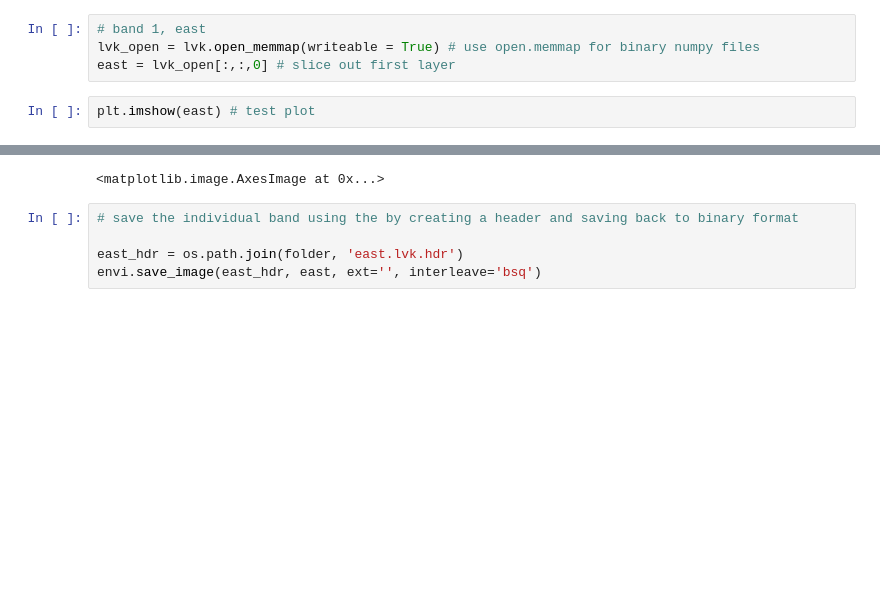
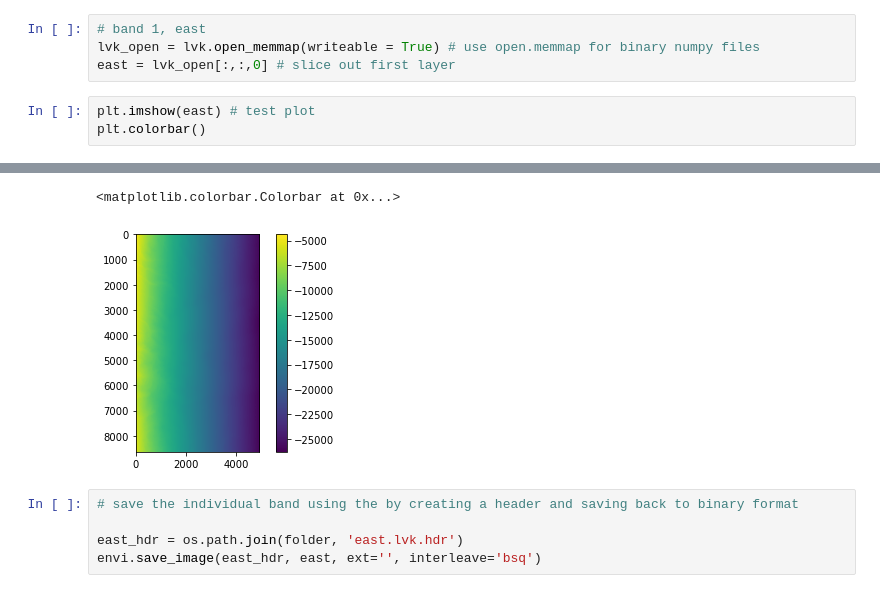
Before and after one commit to jacktarricone/uavsar_scripts, a Jupyter notebook: uavsar_slc_geoloc.ipynb, the cells around one changed output, grey strips where cells are left out. Saved outputs shown, nothing was run; the diff lists cells and outputs as text; blank space fills up the shorter version.

```diff
--- a/uavsar_slc_geoloc.ipynb
+++ b/uavsar_slc_geoloc.ipynb
@@ -162,4 +162,5 @@ lvk_open = lvk.open_memmap(writeable = True) # use open.memmap for binary numpy
 east = lvk_open[:,:,0] # slice out first layer
 # %%
 plt.imshow(east) # test plot
+plt.colorbar()
 # %% [output]
@@ -168,4 +167,5 @@ plt.imshow(east) # test plot
-<matplotlib.image.AxesImage at 0x...>
+<matplotlib.colorbar.Colorbar at 0x...>
+[figure, added]
 # %%
 # save the individual band using the by creating a header and saving back to binary format
 
```
Also changed, not shown: parts of 13 cells of this notebook.
